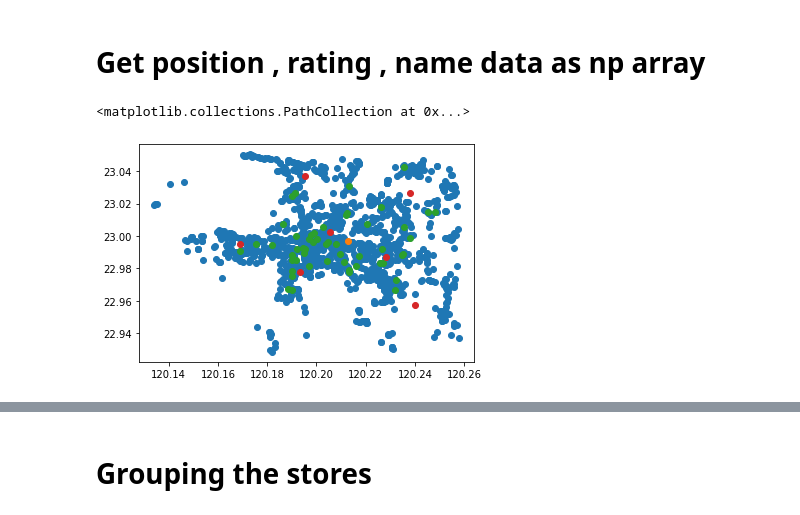
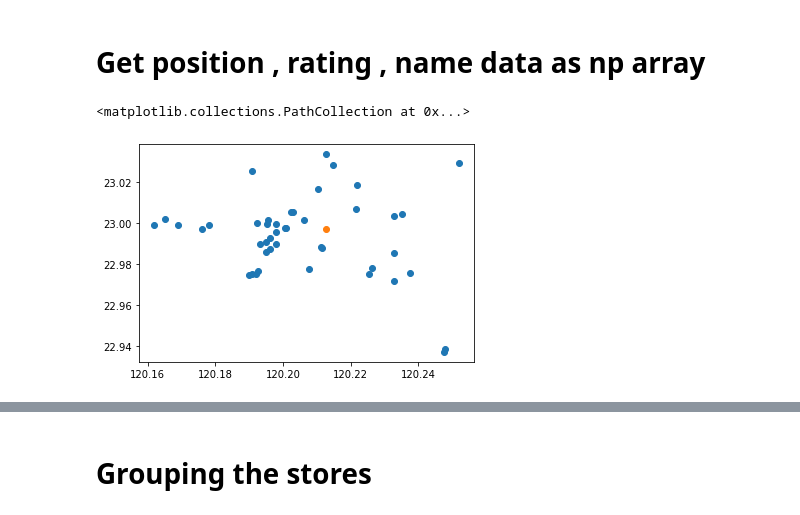
Before and after one commit to nightted/Travel-Recommend-Project, a Jupyter notebook: Googlemap_Store_Search.ipynb, the cells around one changed output, grey strips where cells are left out. Saved outputs shown, nothing was run; the diff lists cells and outputs as text; code cells hidden in the pictures.

```diff
--- a/Googlemap_Store_Search.ipynb
+++ b/Googlemap_Store_Search.ipynb
@@ -85,6 +91,7 @@ from functools import partial , reduce
 import requests
 from bs4 import BeautifulSoup
 import re
+import asyncio
 
 def save_pkl(path  , data):
     with open(path , "wb") as pkl :
@@ -97,8 +104,8 @@ def load_pkl(path):
 
 # GLOBAL VARIABLE
 key_path = '/content/drive/My Drive/Colab Notebooks/Travel Recommend Project/API_KEY/API_KEY.txt'
-storage_path = '/content/drive/My Drive/Colab Notebooks/Travel Recommend Project/City data/Tainan'
-name_transform = load_pkl('/content/drive/My Drive/Colab Notebooks/Travel Recommend Project/City data/Tainan/Hotel_name_transform.pickel')
+storage_path = '/content/drive/MyDrive/Colab Notebooks/Travel Recommend Project/City data/Tainan/Object data'
+name_transform = load_pkl('/content/drive/My Drive/Colab Notebooks/Travel Recommend Project/City data/Tainan/Object data/Hotel_name_transform.pickel')
 url = "https://www.booking.com/searchresults.zh-tw.html"
 header_url = "https://www.booking.com"
 lng_1 = 102.516520*1000 # 1 longitude to meters
@@ -1328,24 +1168,24 @@ for idx , obj_h in enumerate(renew_hotel):
 # %%
-x_rs , y_rs , x_y_rs , rating_rs , name_rs = grab_keyword_store(data_rest) # All 餐廳s
-x_tr , y_tr , x_y_tr , rating_tr , name_tr = grab_keyword_store(data_train_station)             # train station
-x_bf , y_bf , x_y_bf , rating_bf , name_bf = grab_keyword_store(data_beefsoup , "牛肉湯")         # 牛肉湯
-x_nm , y_nm , x_y_nm , rating_nm , name_nm = grab_keyword_store(data_nightmarket , 'Night Market')    # 夜市
-x_pr , y_pr , x_y_pr , rating_pr , name_pr = grab_keyword_store(data_porkrice , '肉燥飯')         # 肉燥飯
-x_cn , y_cn , x_y_cn , rating_cn , name_cn = grab_keyword_store(data_con)                  # 便利超商
-x_h , y_h , x_y_h , rating_h , name_h = grab_keyword_store(data_hotel)                    # 飯店
-x_sight , y_sight , x_y_sight , rating_sight , name_sight = grab_keyword_store(data_sightseeing)       # 觀光景點
-x_Eel , y_Eel , x_y_Eel , rating_Eel , name_Eel = grab_keyword_store(data_EelNoodles)            # 鱔魚意麵
-x_gru , y_gru , x_y_gru , rating_gru , name_gru = grab_keyword_store(data_gruel)               # 鹹粥
+x_rs , y_rs , x_y_rs , rating_rs , name_rs = grab_keyword_store(Tainan_resturant) # All 餐廳s
+x_tr , y_tr , x_y_tr , rating_tr , name_tr = grab_keyword_store(Tainan_train_station)             # train station
+x_bf , y_bf , x_y_bf , rating_bf , name_bf = grab_keyword_store(Tainan_beefsoup , "牛肉湯")         # 牛肉湯
+x_nm , y_nm , x_y_nm , rating_nm , name_nm = grab_keyword_store(Tainan_nightmarket , 'Night Market')    # 夜市
+#x_pr , y_pr , x_y_pr , rating_pr , name_pr = grab_keyword_store(data_porkrice , '肉燥飯')         # 肉燥飯
+x_cn , y_cn , x_y_cn , rating_cn , name_cn = grab_keyword_store(Tainan_con)                  # 便利超商
+x_h , y_h , x_y_h , rating_h , name_h = grab_keyword_store(Tainan_hotel)                    # 飯店
+x_sight , y_sight , x_y_sight , rating_sight , name_sight = grab_keyword_store(Tainan_sightseeing)       # 觀光景點
+x_Eel , y_Eel , x_y_Eel , rating_Eel , name_Eel = grab_keyword_store(Tainan_EelNoodles)            # 鱔魚意麵
+x_gru , y_gru , x_y_gru , rating_gru , name_gru = grab_keyword_store(Tainan_gruel)               # 鹹粥
 # %%
-plt.scatter(np.array(x_y_rs)[:,0],np.array(x_y_rs)[:,1])    # 餐廳
-#plt.scatter(np.array([location['lng']]) , np.array([location['lat']])  ) # 台南火車站
+#plt.scatter(np.array(x_y_rs)[:,0],np.array(x_y_rs)[:,1])    # 餐廳
 #plt.scatter(np.array(x_y_bf)[:,0],np.array(x_y_bf)[:,1]) # 牛肉湯
+#plt.scatter(np.array(x_y_Eel)[:,0],np.array(x_y_Eel)[:,1]) # Eel
+plt.scatter(np.array(x_y_gru)[:,0],np.array(x_y_gru)[:,1]) # gru
 #plt.scatter(np.array(x_y_nm)[:,0],np.array(x_y_nm)[:,1]) # 夜市
 #plt.scatter(np.array(x_y_pr)[:,0],np.array(x_y_pr)[:,1]) # 肉燥飯
 #plt.scatter(np.array(x_y_cn)[:,0],np.array(x_y_cn)[:,1]) # 便利商店
+#plt.scatter(np.array(x_y_h)[:,0],np.array(x_y_h)[:,1]) # hotel
 plt.scatter(np.array(x_y_tr)[:,0],np.array(x_y_tr)[:,1]) # train station
-plt.scatter(np.array(x_y_Eel)[:,0],np.array(x_y_Eel)[:,1]) # Hotel
-plt.scatter(kmeans.cluster_centers_[:,0],kmeans.cluster_centers_[:,1])
 # %% [output]
 <matplotlib.collections.PathCollection at 0x...>
-[figure, old version]
+[figure, new version]
```
Also changed, not shown: parts of 50 cells of this notebook.
